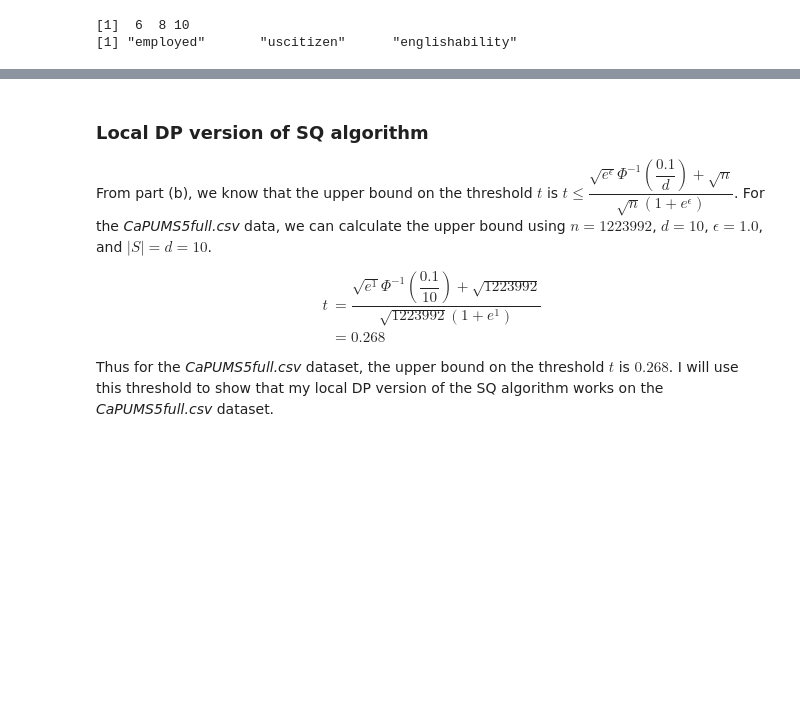
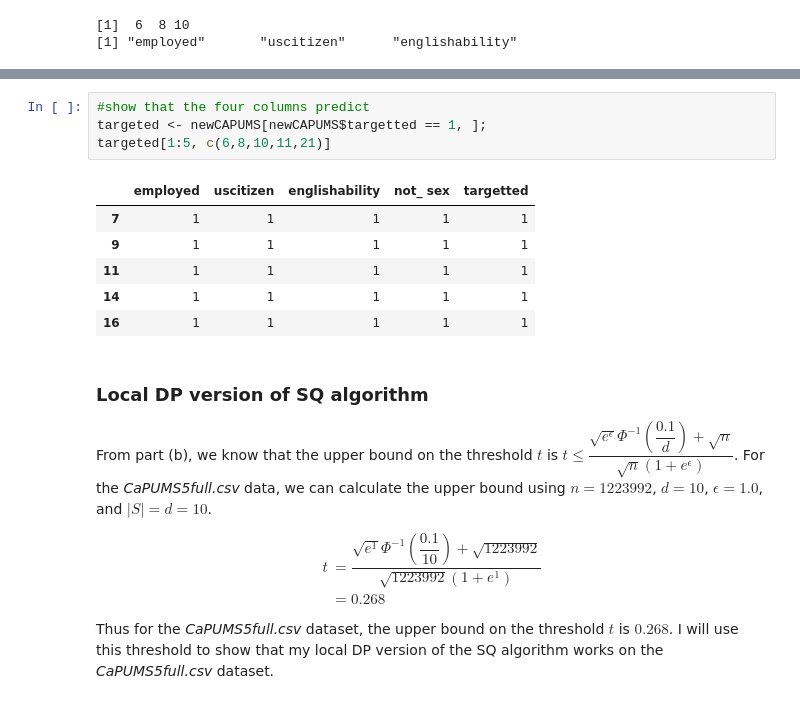
Before and after one commit to bhavenp/cs208, a Jupyter notebook: homework/HW4/HW4a_Bhaven_Patel.ipynb, the cells around one changed output, grey strips where cells are left out. Drawn from its saved outputs; the diff is of its cells as text; blank space fills up the shorter version.

```diff
--- a/homework/HW4/HW4a_Bhaven_Patel.ipynb
+++ b/homework/HW4/HW4a_Bhaven_Patel.ipynb
@@ -374,3 +448,14 @@ Using the threshold $t$ I calculated, we see that the columns *employed*, *uscit
+# %%
+#show that the four columns predict
+targeted <- newCAPUMS[newCAPUMS$targetted == 1, ];
+targeted[1:5, c(6,8,10,11,21)]
+# %% [output]
+|  | employed | uscitizen | englishability | not_ sex | targetted |
+| 7 | 1 | 1 | 1 | 1 | 1 |
+| 9 | 1 | 1 | 1 | 1 | 1 |
+| 11 | 1 | 1 | 1 | 1 | 1 |
+| 14 | 1 | 1 | 1 | 1 | 1 |
+| 16 | 1 | 1 | 1 | 1 | 1 |
 # %% [markdown]
 ### Local DP version of SQ algorithm
 
```
Also changed, not shown: parts of 20 cells of this notebook.
